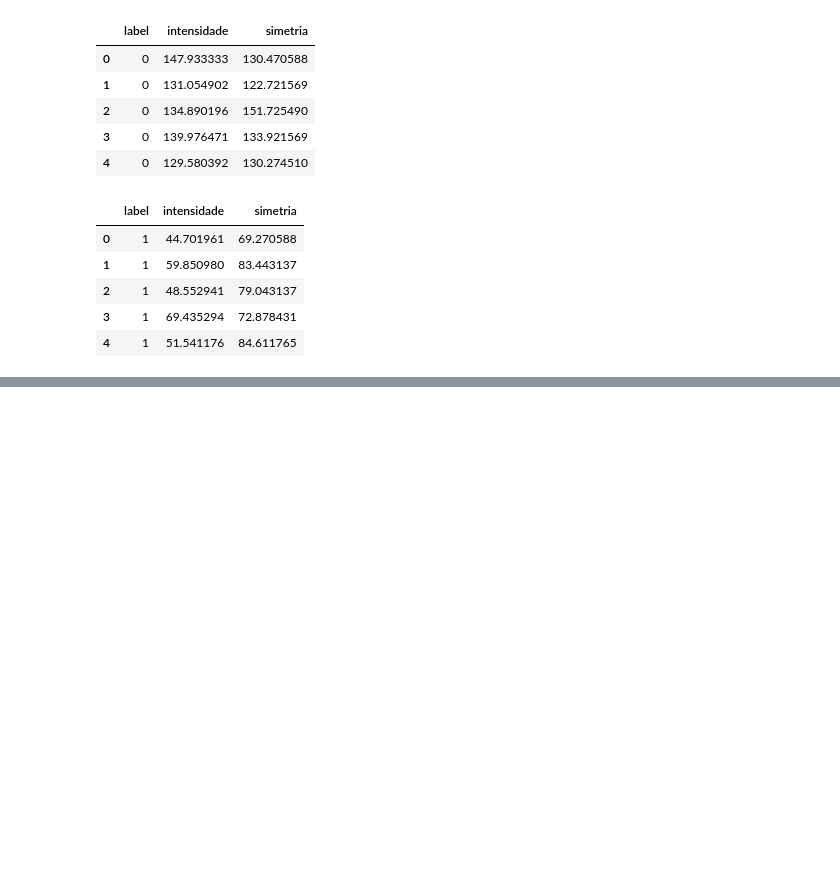
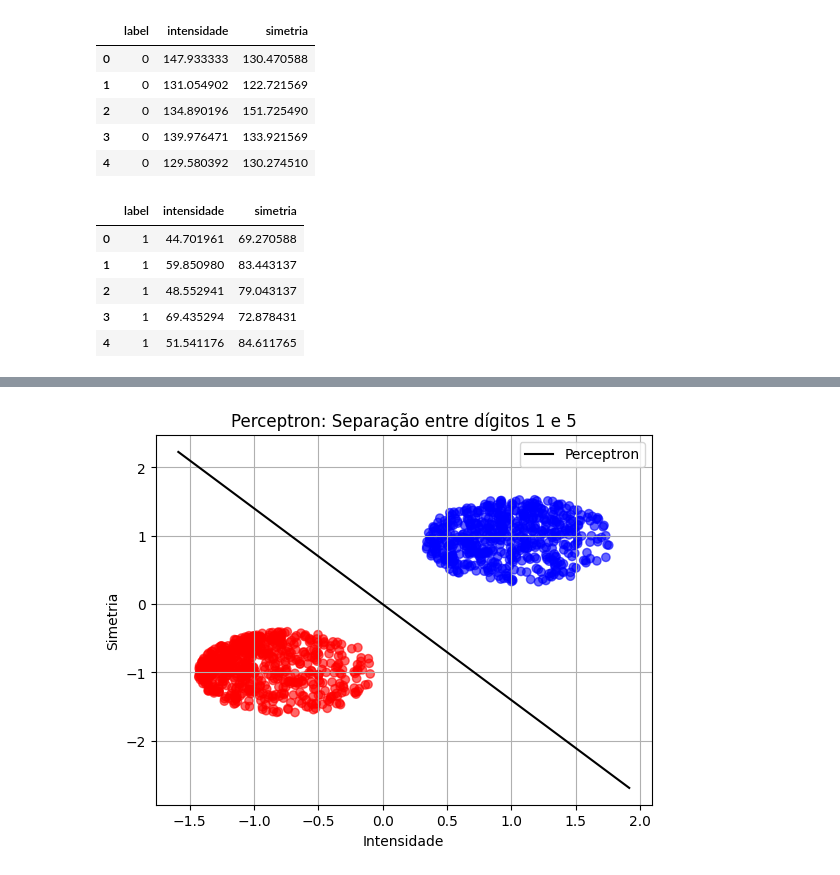
Before and after one commit to Gusttavoafonso/Projeto_1_ML, a Jupyter notebook: classificacao_1X5.ipynb, the cells around one changed output, grey strips where cells are left out. Saved outputs shown, nothing was run; the diff lists cells and outputs as text; code cells hidden in the pictures; blank space fills up the shorter version.

```diff
--- a/classificacao_1X5.ipynb
+++ b/classificacao_1X5.ipynb
@@ -52 +72,8 @@ def filtrar_digitos(train, test, digito1, digito2):
+# %%
+def plot_reta_decisao_perceptron(modelo, cor, label):
+    coef = modelo.coef_[0]
+    intercepto = modelo.intercept_[0]
+    x_vals = np.array(plt.gca().get_xlim())
+    y_vals = -(coef[0] * x_vals + intercepto) / coef[1]
+    plt.plot(x_vals, y_vals, color=cor, label=label)
 # %%
@@ -199,0 +184,23 @@ weighted avg       0.85      0.85      0.85      2027
+# %%
+# Normalizar
+scaler = StandardScaler()
+X = scaler.fit_transform(train[['intensidade', 'simetria']].values)
+y = train['label'].apply(lambda x: 1 if x == 1 else -1).values
+
+# Treinar
+modelo = Perceptron()
+modelo.fit(X, y)
+
+# Plotar dados
+plt.scatter(X[:, 0], X[:, 1], c=y, cmap='bwr', alpha=0.6)
+
+
+plot_reta_decisao_perceptron(modelo, 'black', 'Perceptron')
+plt.xlabel("Intensidade")
+plt.ylabel("Simetria")
+plt.legend()
+plt.title("Perceptron: Separação entre dígitos 1 e 5")
+plt.grid(True)
+plt.show()
+# %% [output]
+[figure, added]
```
Also changed, not shown: parts of 14 cells of this notebook.
